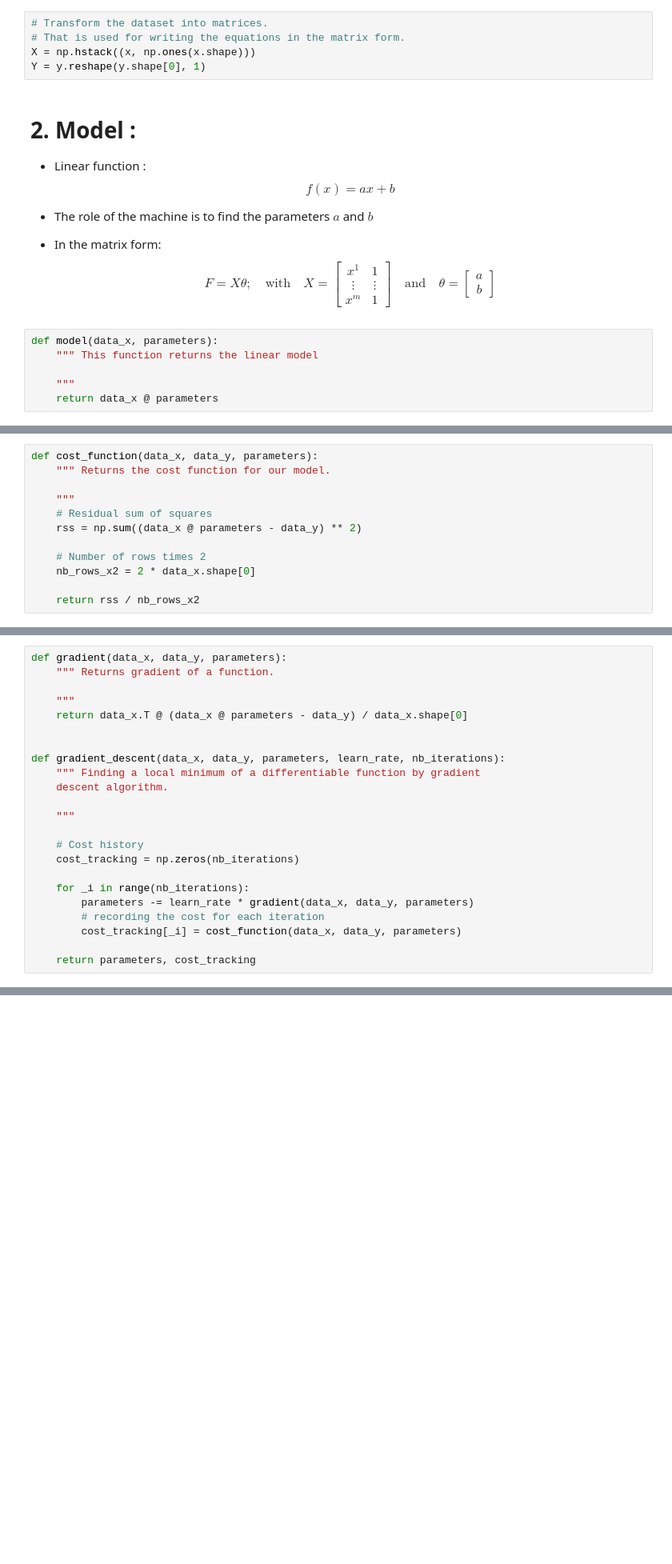
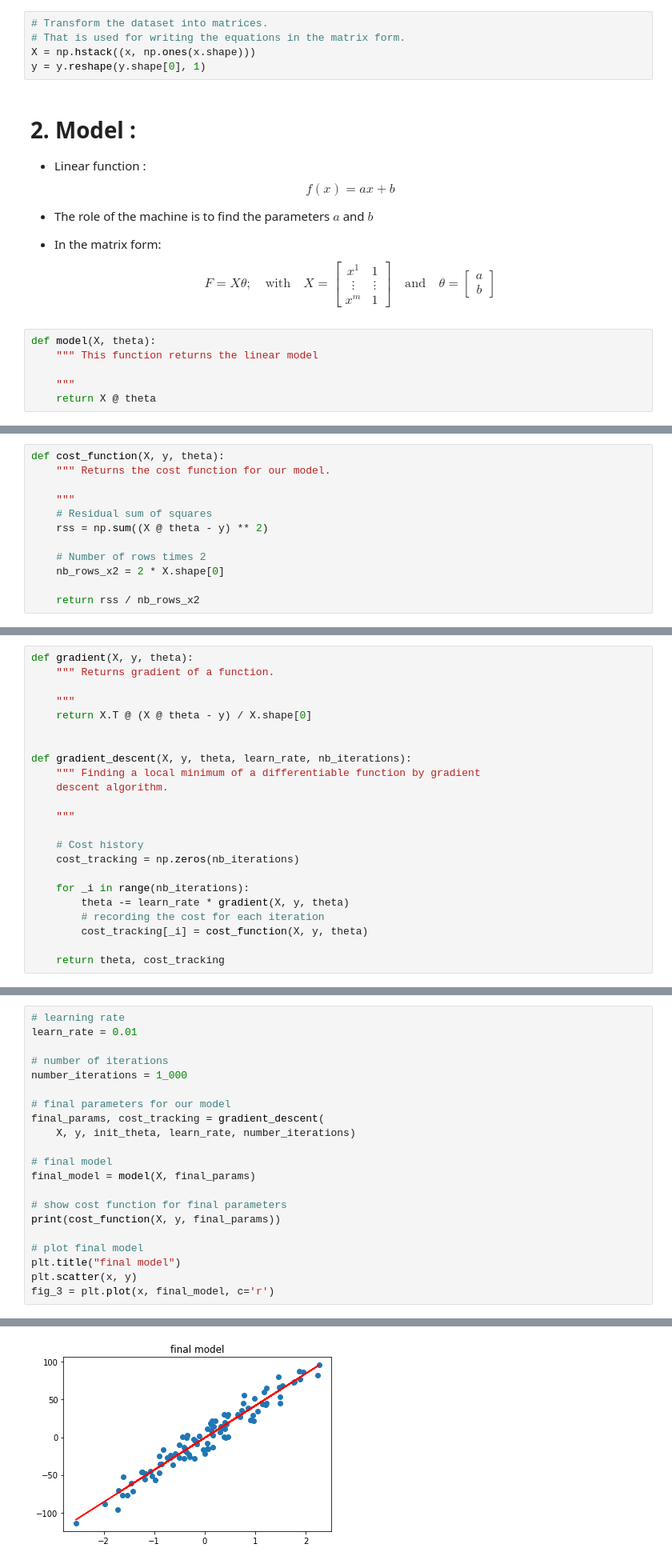
Before and after one commit to mahtat555/Regression, a Jupyter notebook: linear_regression/example_2d.ipynb, the cells around one changed output, grey strips where cells are left out. Shown: that part at 80% size. Cells and saved outputs as stored; diff of their text form; blank space fills up the shorter version.

```diff
--- a/linear_regression/example_2d.ipynb
+++ b/linear_regression/example_2d.ipynb
@@ -24,7 +25,7 @@ fig_1 = plt.scatter(x, y)
 # Transform the dataset into matrices.
 # That is used for writing the equations in the matrix form.
 X = np.hstack((x, np.ones(x.shape)))
-Y = y.reshape(y.shape[0], 1)
+y = y.reshape(y.shape[0], 1)
 # %% [markdown]
 # 2. Model :
 
@@ -35,11 +36,11 @@ Y = y.reshape(y.shape[0], 1)
 - In the matrix form:
 $$F = X \theta ; \quad \text{with} \quad X = \left[\begin{array}{ccc}x^{1} & 1 \\ \vdots & \vdots\\ x^{m} & 1\end{array}\right] \quad \text{and} \quad \theta = \left[\begin{array}{ccc}a \\ b \end{array}\right]$$
 # %%
-def model(data_x, parameters):
+def model(X, theta):
     """ This function returns the linear model
 
     """
-    return data_x @ parameters
+    return X @ theta
 # %%
 # initial parameters
 init_theta = np.random.randn(2, 1)
@@ -60,15 +61,15 @@ fig_2 = plt.plot(x, init_model, c='g')
 - The object of this program is to minimize this function.
 - In the matrix form: $$ J = \frac{1}{2m} \sum \left(X\theta - y\right)^2 $$
 # %%
-def cost_function(data_x, data_y, parameters):
+def cost_function(X, y, theta):
     """ Returns the cost function for our model.
 
     """
     # Residual sum of squares
-    rss = np.sum((data_x @ parameters - data_y) ** 2)
+    rss = np.sum((X @ theta - y) ** 2)
 
     # Number of rows times 2
-    nb_rows_x2 = 2 * data_x.shape[0]
+    nb_rows_x2 = 2 * X.shape[0]
 
     return rss / nb_rows_x2
 # %%
@@ -82,14 +83,14 @@ print(cost_function(X, Y, init_theta))
 - gradient descent algorithm : $$ \theta = \theta - \alpha \; \nabla J(\theta) $$
 - gradient : $$ \nabla J(\theta) = \nabla J(a, b) = \left[\begin{array}{ccc} \frac{\partial J(a, b)}{\partial a} \\ \frac{\partial J(a, b)}{\partial b} \end{array}\right] = \frac{}{} X^{T} \left(X \theta - y\right)$$
 # %%
-def gradient(data_x, data_y, parameters):
+def gradient(X, y, theta):
     """ Returns gradient of a function.
 
     """
-    return data_x.T @ (data_x @ parameters - data_y) / data_x.shape[0]
+    return X.T @ (X @ theta - y) / X.shape[0]
 
 
-def gradient_descent(data_x, data_y, parameters, learn_rate, nb_iterations):
+def gradient_descent(X, y, theta, learn_rate, nb_iterations):
     """ Finding a local minimum of a differentiable function by gradient
     descent algorithm.
 
@@ -99,8 +100,8 @@ def gradient_descent(data_x, data_y, parameters, learn_rate, nb_iterations):
     cost_tracking = np.zeros(nb_iterations)
 
     for _i in range(nb_iterations):
-        parameters -= learn_rate * gradient(data_x, data_y, parameters)
+        theta -= learn_rate * gradient(X, y, theta)
         # recording the cost for each iteration
-        cost_tracking[_i] = cost_function(data_x, data_y, parameters)
+        cost_tracking[_i] = cost_function(X, y, theta)
 
-    return parameters, cost_tracking
+    return theta, cost_tracking
@@ -106,0 +110,22 @@ def gradient_descent(data_x, data_y, parameters, learn_rate, nb_iterations):
+# %%
+# learning rate
+learn_rate = 0.01
+
+# number of iterations
+number_iterations = 1_000
+
+# final parameters for our model
+final_params, cost_tracking = gradient_descent(
+    X, y, init_theta, learn_rate, number_iterations)
+
+# final model
+final_model = model(X, final_params)
+
+# show cost function for final parameters
+print(cost_function(X, y, final_params))
+
+# plot final model
+plt.title("final model")
+plt.scatter(x, y)
+fig_3 = plt.plot(x, final_model, c='r')
+# %% [output]
@@ -106,0 +133 @@ def gradient_descent(data_x, data_y, parameters, learn_rate, nb_iterations):
+[figure, added]
```
Also changed, not shown: parts of 12 cells of this notebook.
